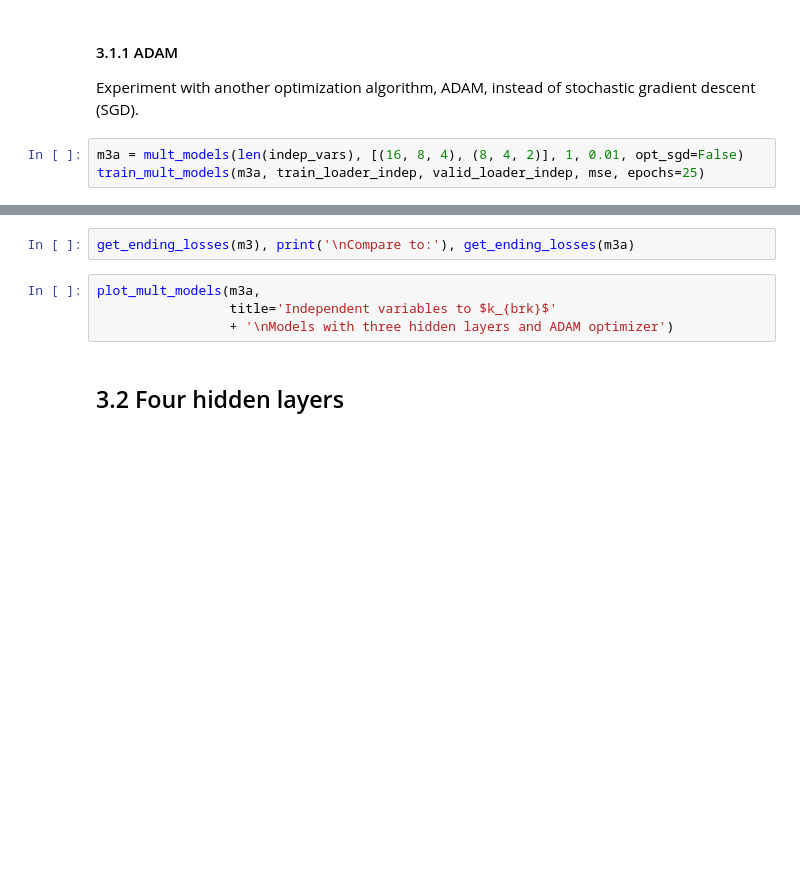
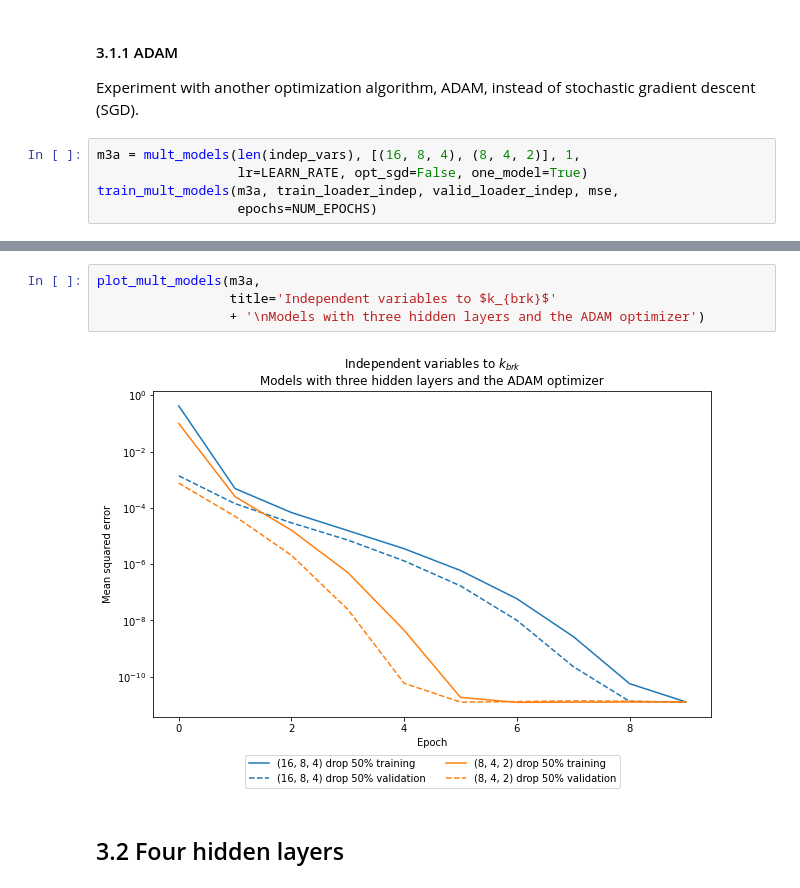
Before and after one commit to vtd9/solar_regression, a Jupyter notebook: hw2.ipynb, the cells around one changed output, grey strips where cells are left out. Cells and saved outputs as stored; diff of their text form; blank space fills up the shorter version.

```diff
--- a/hw2.ipynb
+++ b/hw2.ipynb
@@ -470,5 +471,7 @@ plt.ylim(8e-12, 1.4e-11)
 
 Experiment with another optimization algorithm, ADAM, instead of stochastic gradient descent (SGD).
 # %%
-m3a = mult_models(len(indep_vars), [(16, 8, 4), (8, 4, 2)], 1, 0.01, opt_sgd=False)
-train_mult_models(m3a, train_loader_indep, valid_loader_indep, mse, epochs=25)
+m3a = mult_models(len(indep_vars), [(16, 8, 4), (8, 4, 2)], 1,
+                  lr=LEARN_RATE, opt_sgd=False, one_model=True)
+train_mult_models(m3a, train_loader_indep, valid_loader_indep, mse,
+                  epochs=NUM_EPOCHS)
@@ -475,9 +482,9 @@ train_mult_models(m3a, train_loader_indep, valid_loader_indep, mse, epochs=25)
-# %%
-get_ending_losses(m3), print('\nCompare to:'), get_ending_losses(m3a)
 # %%
 plot_mult_models(m3a,
                  title='Independent variables to $k_{brk}$'
-                 + '\nModels with three hidden layers and ADAM optimizer')
+                 + '\nModels with three hidden layers and the ADAM optimizer')
+# %% [output]
+[figure, added]
 # %% [markdown]
 ## 3.2 Four hidden layers
 # %%
```
Also changed, not shown: parts of 46 cells of this notebook.
